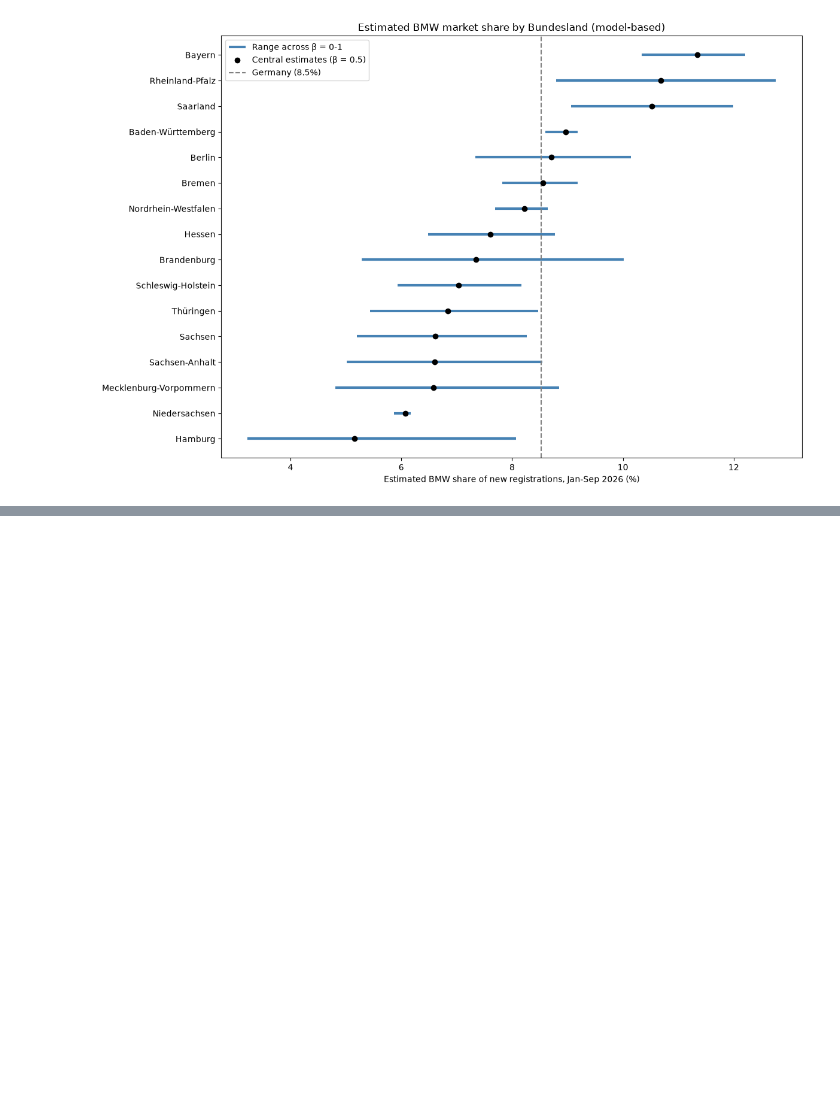
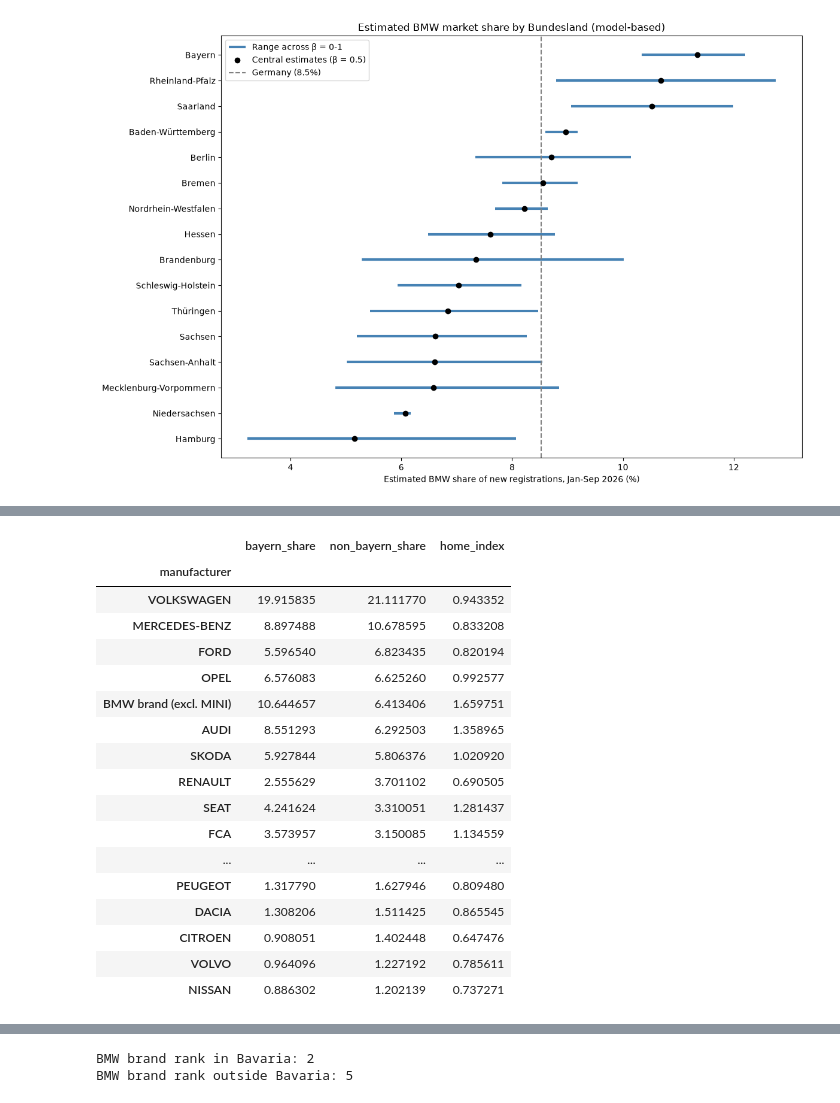
Before and after one commit to cankale/bmw-electric-vehicle-market-analysis, a Jupyter notebook: src/03_regional_analysis.ipynb, the cells around one changed output, grey strips where cells are left out. Saved outputs shown, nothing was run; the diff lists cells and outputs as text; code cells hidden in the pictures; blank space fills up the shorter version.

```diff
--- a/src/03_regional_analysis.ipynb
+++ b/src/03_regional_analysis.ipynb
@@ -667,0 +774,71 @@ plt.show()
+# %%
+# Combine regional market shares
+brand_shares = pd.DataFrame({
+    'bayern_share': bayern_share * 100,
+    'non_bayern_share': non_bayern_share * 100
+})
+
+# Calculate home index directly from the shares
+brand_shares['home_index'] = (
+    brand_shares['bayern_share'] /
+    brand_shares['non_bayern_share']
+)
+
+# Select top 20 manufacturers
+brand_shares = brand_shares.loc[top20_manufacturers].copy()
+
+# Add BMW brand-only data
+brand_shares.loc['BMW brand (excl. MINI)'] = {
+    'bayern_share': bmw_bayern / total_bayern * 100,
+    'non_bayern_share': bmw_non_bayern / total_non_bayern * 100,
+    'home_index': bmw_home_index
+}
+
+# Remove BMW manufacturer group for brand ranking
+brand_ranking = brand_shares.drop(index='BMW')
+
+# Ranking outside Bavaria
+rest_ranked = brand_ranking.sort_values(
+    'non_bayern_share',
+    ascending=False
+)
+
+# Ranking within Bavaria
+bayern_ranked = brand_ranking.sort_values(
+    'bayern_share',
+    ascending=False
+)
+
+display(rest_ranked)
+display(bayern_ranked)
+
+# BMW rankings
+bmw_rest_rank = (
+    rest_ranked.index.get_loc('BMW brand (excl. MINI)') + 1
+)
+
+bmw_bayern_rank = (
+    bayern_ranked.index.get_loc('BMW brand (excl. MINI)') + 1
+)
+
+print(f'BMW brand rank in Bavaria: {bmw_bayern_rank}')
+print(f'BMW brand rank outside Bavaria: {bmw_rest_rank}')
+# %% [output]
+|  | bayern_share | non_bayern_share | home_index |
+| manufacturer |  |  |  |
+| VOLKSWAGEN | 19.915835 | 21.111770 | 0.943352 |
+| MERCEDES-BENZ | 8.897488 | 10.678595 | 0.833208 |
+| FORD | 5.596540 | 6.823435 | 0.820194 |
+| OPEL | 6.576083 | 6.625260 | 0.992577 |
+| BMW brand (excl. MINI) | 10.644657 | 6.413406 | 1.659751 |
+| AUDI | 8.551293 | 6.292503 | 1.358965 |
+| SKODA | 5.927844 | 5.806376 | 1.020920 |
+| RENAULT | 2.555629 | 3.701102 | 0.690505 |
+| SEAT | 4.241624 | 3.310051 | 1.281437 |
+| FCA | 3.573957 | 3.150085 | 1.134559 |
+| ... | ... | ... | ... |
+| PEUGEOT | 1.317790 | 1.627946 | 0.809480 |
+| DACIA | 1.308206 | 1.511425 | 0.865545 |
+| CITROEN | 0.908051 | 1.402448 | 0.647476 |
+| VOLVO | 0.964096 | 1.227192 | 0.785611 |
+| NISSAN | 0.886302 | 1.202139 | 0.737271 |
@@ -667,0 +863,2 @@ plt.show()
+BMW brand rank in Bavaria: 2
+BMW brand rank outside Bavaria: 5
```
Also changed, not shown: parts of 6 cells of this notebook, 1 other file.
